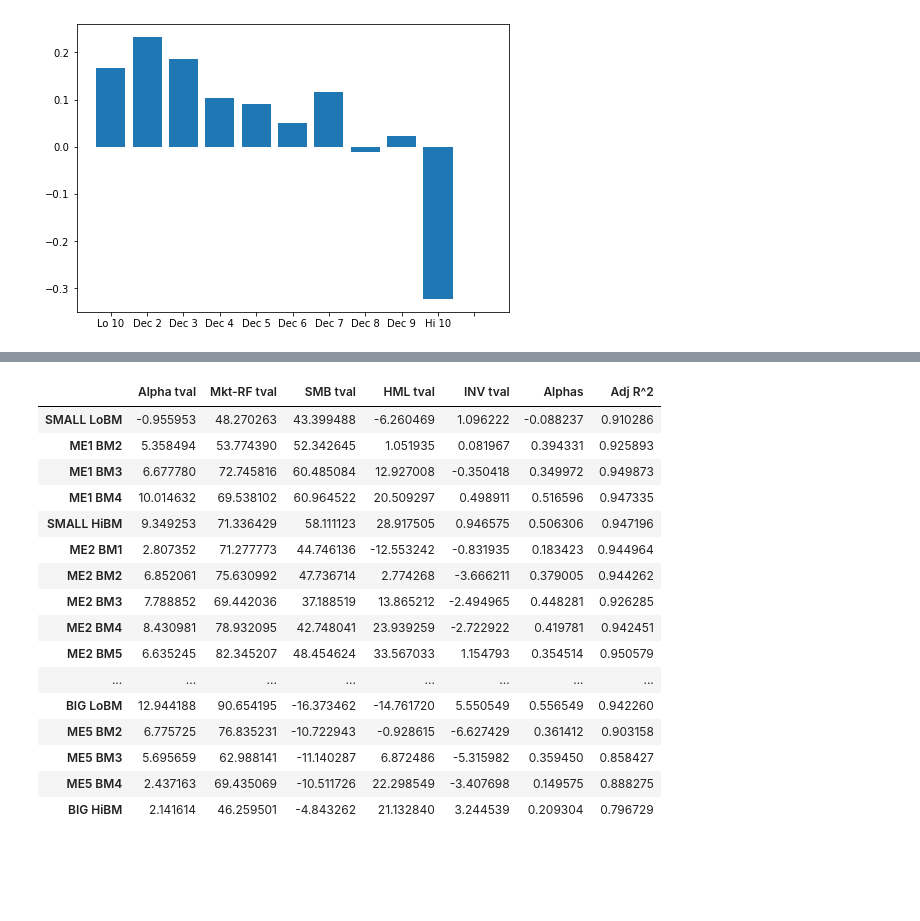
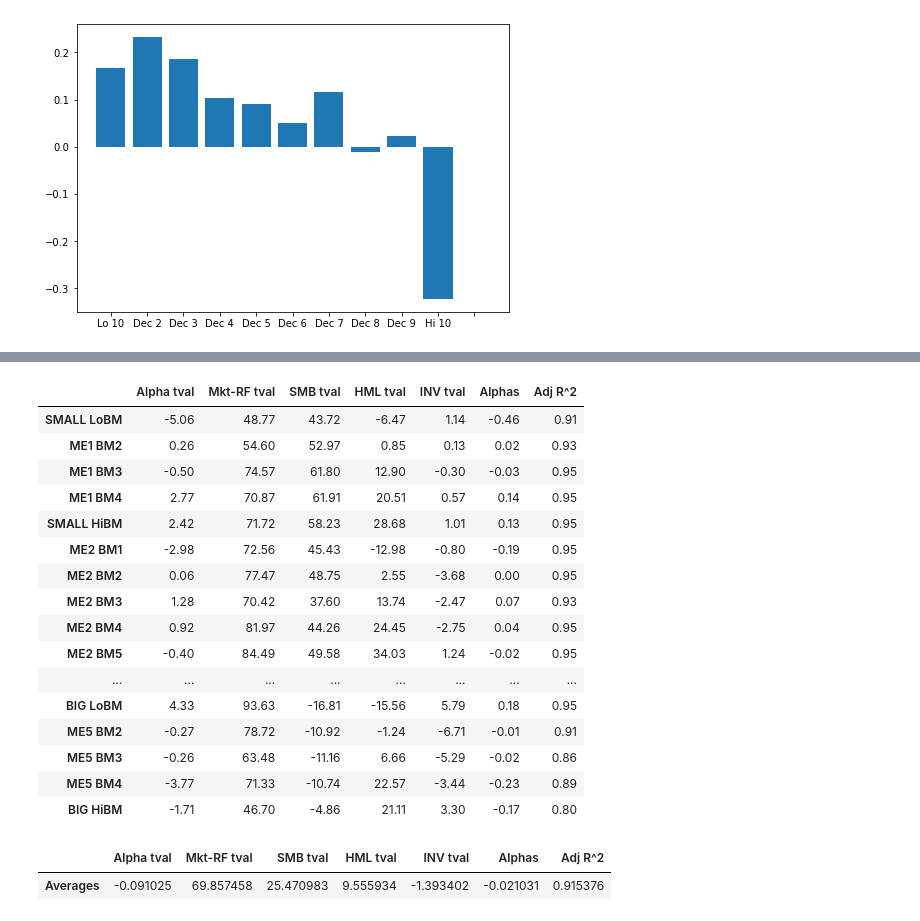
Before and after one commit to GeorgeHockey/asset-pricing, a Jupyter notebook: asset_pricing3.ipynb, the cells around one changed output, grey strips where cells are left out. Cells and saved outputs as stored; diff of their text form; code cells hidden in the pictures; blank space fills up the shorter version.

Commit message:
Corrected errors in ap2, ff mom and st-rev factor models, relayed errors to German group. Changed ff models in ap3 to 25_portfolio excess returns

```diff
--- a/asset_pricing3.ipynb
+++ b/asset_pricing3.ipynb
@@ -28,4 +28,5 @@ rm = rm["1963-07-01":"2020-06-01"]
 rf = rf["1963-07-01":"2020-06-01"]
 factors = factors["1963-07-01":"2020-06-01"]
 ex_data = data.subtract(rf,axis=0)
+portfolio_25_excess = portfolio_25.sub(rf,axis=0)
 factors = factors.drop("RF",axis=1)
@@ -87,0 +105,17 @@ def calc_GRS(alpha_vector, factor_dataframe, asset_returns):
+# %%
+# 3 d
+
+inv_alphas = []
+inv_tvalues = []
+inv_adj_rsq = []
+
+for column in portfolio_25_excess:
+    x = sm.add_constant(factors_inv)
+    y = portfolio_25_excess[column]
+    res = sm.OLS(y,x,cov_type="HC0").fit()
+    inv_alphas.append(res.params[0])
+    inv_tvalues =  res.params / x.std()
+    inv_tvalues.append(res.tvalues)
+    inv_adj_rsq.append(res.rsquared_adj)
+
+res.summary()
@@ -88,45 +145,53 @@ def calc_GRS(alpha_vector, factor_dataframe, asset_returns):
 # %%
-# 3 d
+# 3 d investment farma french model
 
 inv_alphas = []
 inv_tvalues = []
 inv_adj_rsq = []
 
-for column in portfolio_25:
+for column in portfolio_25_excess:
     x = sm.add_constant(factors_inv)
-    y = portfolio_25[column]
+    y = portfolio_25_excess[column]
     res = sm.OLS(y,x,cov_type="HC0").fit()
     inv_alphas.append(res.params[0])
     inv_tvalues.append(res.tvalues)
     inv_adj_rsq.append(res.rsquared_adj)
 
 
 grs_a = inv_alphas
 ff_investment_table = pd.DataFrame(inv_tvalues)
 inv_alphas = pd.DataFrame(inv_alphas)
 inv_alphas.columns = ["alphas"]
 inv_adj_rsq = pd.DataFrame(inv_adj_rsq)
 inv_adj_rsq.columns = ["Adjusted R Squared"]
 ff_investment_table["Alphas"] = inv_alphas
 ff_investment_table["Adjusted R^2"] = inv_adj_rsq
 ff_investment_table.columns = ["Alpha tval", "Mkt-RF tval","SMB tval","HML tval", "INV tval","Alphas","Adj R^2"]
 ff_investment_table.index = portfolio_25.columns
-ff_investment_table
+ff_investment_table.round(2)
 # %% [output]
 |  | Alpha tval | Mkt-RF tval | SMB tval | HML tval | INV tval | Alphas | Adj R^2 |
-| SMALL LoBM | -0.955953 | 48.270263 | 43.399488 | -6.260469 | 1.096222 | -0.088237 | 0.910286 |
-| ME1 BM2 | 5.358494 | 53.774390 | 52.342645 | 1.051935 | 0.081967 | 0.394331 | 0.925893 |
-| ME1 BM3 | 6.677780 | 72.745816 | 60.485084 | 12.927008 | -0.350418 | 0.349972 | 0.949873 |
-| ME1 BM4 | 10.014632 | 69.538102 | 60.964522 | 20.509297 | 0.498911 | 0.516596 | 0.947335 |
-| SMALL HiBM | 9.349253 | 71.336429 | 58.111123 | 28.917505 | 0.946575 | 0.506306 | 0.947196 |
-| ME2 BM1 | 2.807352 | 71.277773 | 44.746136 | -12.553242 | -0.831935 | 0.183423 | 0.944964 |
-| ME2 BM2 | 6.852061 | 75.630992 | 47.736714 | 2.774268 | -3.666211 | 0.379005 | 0.944262 |
-| ME2 BM3 | 7.788852 | 69.442036 | 37.188519 | 13.865212 | -2.494965 | 0.448281 | 0.926285 |
-| ME2 BM4 | 8.430981 | 78.932095 | 42.748041 | 23.939259 | -2.722922 | 0.419781 | 0.942451 |
-| ME2 BM5 | 6.635245 | 82.345207 | 48.454624 | 33.567033 | 1.154793 | 0.354514 | 0.950579 |
+| SMALL LoBM | -5.06 | 48.77 | 43.72 | -6.47 | 1.14 | -0.46 | 0.91 |
+| ME1 BM2 | 0.26 | 54.60 | 52.97 | 0.85 | 0.13 | 0.02 | 0.93 |
+| ME1 BM3 | -0.50 | 74.57 | 61.80 | 12.90 | -0.30 | -0.03 | 0.95 |
+| ME1 BM4 | 2.77 | 70.87 | 61.91 | 20.51 | 0.57 | 0.14 | 0.95 |
+| SMALL HiBM | 2.42 | 71.72 | 58.23 | 28.68 | 1.01 | 0.13 | 0.95 |
+| ME2 BM1 | -2.98 | 72.56 | 45.43 | -12.98 | -0.80 | -0.19 | 0.95 |
+| ME2 BM2 | 0.06 | 77.47 | 48.75 | 2.55 | -3.68 | 0.00 | 0.95 |
+| ME2 BM3 | 1.28 | 70.42 | 37.60 | 13.74 | -2.47 | 0.07 | 0.93 |
+| ME2 BM4 | 0.92 | 81.97 | 44.26 | 24.45 | -2.75 | 0.04 | 0.95 |
+| ME2 BM5 | -0.40 | 84.49 | 49.58 | 34.03 | 1.24 | -0.02 | 0.95 |
 | ... | ... | ... | ... | ... | ... | ... | ... |
-| BIG LoBM | 12.944188 | 90.654195 | -16.373462 | -14.761720 | 5.550549 | 0.556549 | 0.942260 |
-| ME5 BM2 | 6.775725 | 76.835231 | -10.722943 | -0.928615 | -6.627429 | 0.361412 | 0.903158 |
-| ME5 BM3 | 5.695659 | 62.988141 | -11.140287 | 6.872486 | -5.315982 | 0.359450 | 0.858427 |
-| ME5 BM4 | 2.437163 | 69.435069 | -10.511726 | 22.298549 | -3.407698 | 0.149575 | 0.888275 |
-| BIG HiBM | 2.141614 | 46.259501 | -4.843262 | 21.132840 | 3.244539 | 0.209304 | 0.796729 |
+| BIG LoBM | 4.33 | 93.63 | -16.81 | -15.56 | 5.79 | 0.18 | 0.95 |
+| ME5 BM2 | -0.27 | 78.72 | -10.92 | -1.24 | -6.71 | -0.01 | 0.91 |
+| ME5 BM3 | -0.26 | 63.48 | -11.16 | 6.66 | -5.29 | -0.02 | 0.86 |
+| ME5 BM4 | -3.77 | 71.33 | -10.74 | 22.57 | -3.44 | -0.23 | 0.89 |
+| BIG HiBM | -1.71 | 46.70 | -4.86 | 21.11 | 3.30 | -0.17 | 0.80 |
+# %%
+averages_inv = ff_investment_table.mean()
+averages_inv =  pd.DataFrame(averages_inv).T
+averages_inv.index = ["Averages"]
+averages_inv
+# %% [output]
+|  | Alpha tval | Mkt-RF tval | SMB tval | HML tval | INV tval | Alphas | Adj R^2 |
+| Averages | -0.091025 | 69.857458 | 25.470983 | 9.555934 | -1.393402 | -0.021031 | 0.915376 |
```
Also changed, not shown: parts of 7 cells of this notebook, 3 other files.
